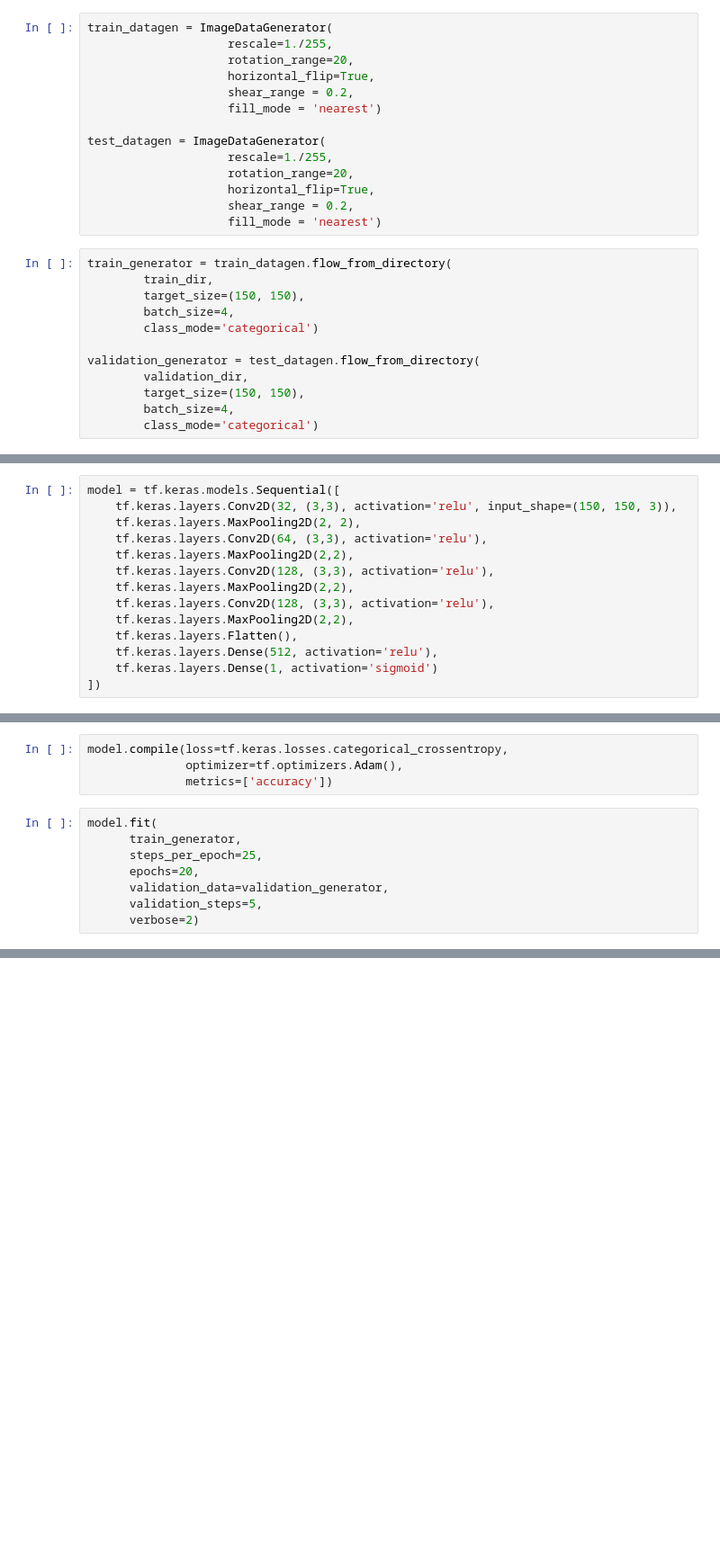
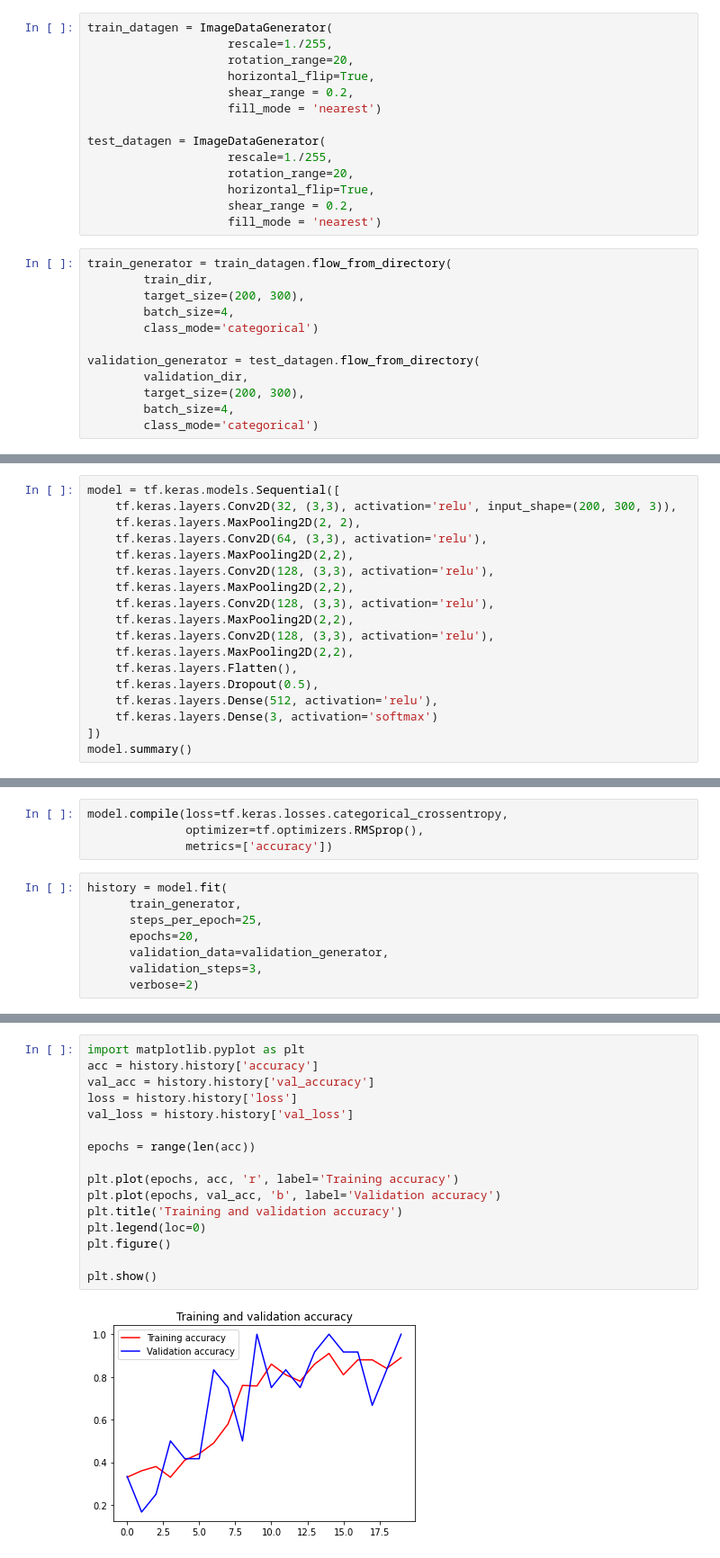
Before and after one commit to agungtriu/Belajar-Machine-Learning-untuk-Pemula, a Jupyter notebook: Submission.ipynb, the cells around one changed output, grey strips where cells are left out. Shown: that part at 90% size. Saved outputs shown, nothing was run; the diff lists cells and outputs as text; blank space fills up the shorter version.

```diff
--- a/Submission.ipynb
+++ b/Submission.ipynb
@@ -176,13 +155,13 @@ test_datagen = ImageDataGenerator(
 # %%
 train_generator = train_datagen.flow_from_directory(
         train_dir,
-        target_size=(150, 150),
+        target_size=(200, 300),
         batch_size=4,
         class_mode='categorical')
 
 validation_generator = test_datagen.flow_from_directory(
         validation_dir,
-        target_size=(150, 150),
+        target_size=(200, 300),
         batch_size=4,
         class_mode='categorical')
 # %% [output]
@@ -191,6 +170,6 @@ Found 414 images belonging to 3 classes.
 # %%
 model = tf.keras.models.Sequential([
-    tf.keras.layers.Conv2D(32, (3,3), activation='relu', input_shape=(150, 150, 3)),
+    tf.keras.layers.Conv2D(32, (3,3), activation='relu', input_shape=(200, 300, 3)),
     tf.keras.layers.MaxPooling2D(2, 2),
     tf.keras.layers.Conv2D(64, (3,3), activation='relu'),
     tf.keras.layers.MaxPooling2D(2,2),
@@ -198,7 +177,11 @@ model = tf.keras.models.Sequential([
     tf.keras.layers.MaxPooling2D(2,2),
     tf.keras.layers.Conv2D(128, (3,3), activation='relu'),
     tf.keras.layers.MaxPooling2D(2,2),
+    tf.keras.layers.Conv2D(128, (3,3), activation='relu'),
+    tf.keras.layers.MaxPooling2D(2,2),
     tf.keras.layers.Flatten(),
+    tf.keras.layers.Dropout(0.5),
     tf.keras.layers.Dense(512, activation='relu'),
-    tf.keras.layers.Dense(1, activation='sigmoid')
+    tf.keras.layers.Dense(3, activation='softmax')
 ])
+model.summary()
@@ -205,14 +206,14 @@ model = tf.keras.models.Sequential([
 # %%
 model.compile(loss=tf.keras.losses.categorical_crossentropy,
-              optimizer=tf.optimizers.Adam(),
+              optimizer=tf.optimizers.RMSprop(),
               metrics=['accuracy'])
 # %%
-model.fit(
+history = model.fit(
       train_generator,
       steps_per_epoch=25,
       epochs=20,
       validation_data=validation_generator,
-      validation_steps=5,
+      validation_steps=3,
       verbose=2)
 # %% [output]
 Epoch 1/20
@@ -249,0 +236,18 @@ scores = model.evaluate(test_generator, verbose=1)
+# %%
+import matplotlib.pyplot as plt
+acc = history.history['accuracy']
+val_acc = history.history['val_accuracy']
+loss = history.history['loss']
+val_loss = history.history['val_loss']
+
+epochs = range(len(acc))
+
+plt.plot(epochs, acc, 'r', label='Training accuracy')
+plt.plot(epochs, val_acc, 'b', label='Validation accuracy')
+plt.title('Training and validation accuracy')
+plt.legend(loc=0)
+plt.figure()
+
+plt.show()
+# %% [output]
+[figure, added]
```
Also changed, not shown: parts of 26 cells of this notebook.
